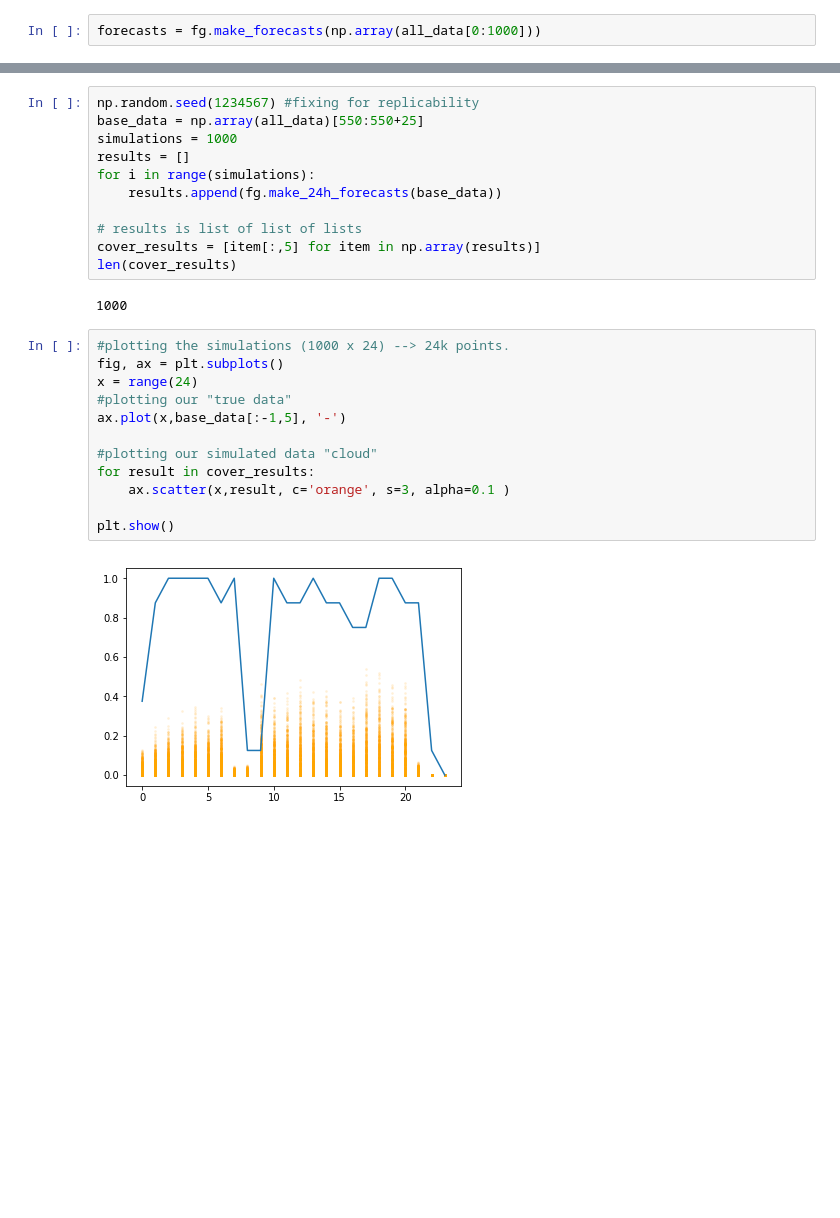
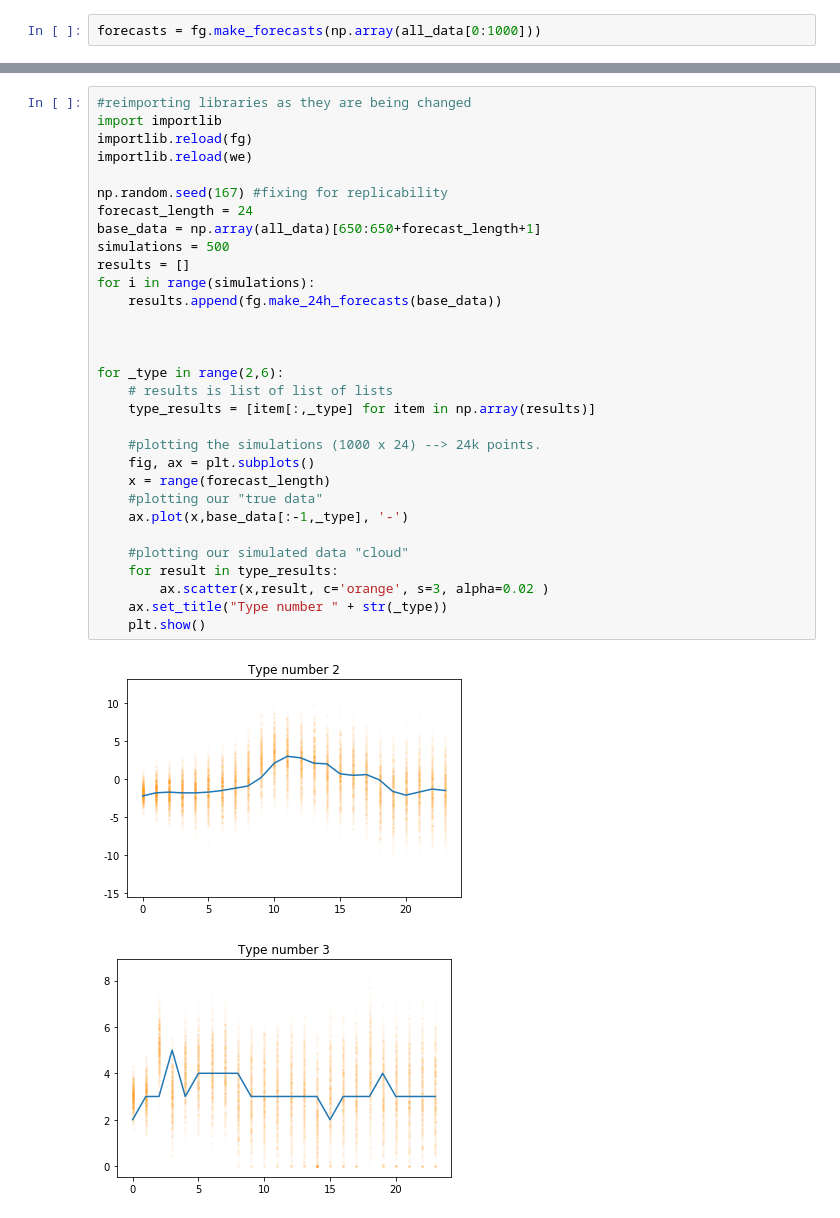
Before and after one commit to vyshor/powertac-container-runtime, a Jupyter notebook: weather/weather_analysis.ipynb, the cells around one changed output, grey strips where cells are left out. Saved outputs shown, nothing was run; the diff lists cells and outputs as text; blank space fills up the shorter version.

```diff
--- a/weather/weather_analysis.ipynb
+++ b/weather/weather_analysis.ipynb
@@ -207,30 +207,37 @@ for i in range(10):
 To verify the forecasts, I can visually use something **like this**
 
 ![img](https://i.imgur.com/OLPY0cS.png)
-# %%
-np.random.seed(1234567) #fixing for replicability
-base_data = np.array(all_data)[550:550+25]
-simulations = 1000
-results = []
-for i in range(simulations):
-    results.append(fg.make_24h_forecasts(base_data))
-
-# results is list of list of lists
-cover_results = [item[:,5] for item in np.array(results)]
-len(cover_results)
-# %% [output]
-1000
 # %%
-#plotting the simulations (1000 x 24) --> 24k points.
-fig, ax = plt.subplots()
-x = range(24)
-#plotting our "true data"
-ax.plot(x,base_data[:-1,5], '-')
+#reimporting libraries as they are being changed
+import importlib
+importlib.reload(fg)
+importlib.reload(we)
 
-#plotting our simulated data "cloud"
-for result in cover_results:
-    ax.scatter(x,result, c='orange', s=3, alpha=0.1 )
+np.random.seed(167) #fixing for replicability
+forecast_length = 24
+base_data = np.array(all_data)[650:650+forecast_length+1]
+simulations = 500
+results = []
+for i in range(simulations):
+    results.append(fg.make_24h_forecasts(base_data))
 
-plt.show()
+
+
+for _type in range(2,6):
+    # results is list of list of lists
+    type_results = [item[:,_type] for item in np.array(results)]
+
+    #plotting the simulations (1000 x 24) --> 24k points.
+    fig, ax = plt.subplots()
+    x = range(forecast_length)
+    #plotting our "true data"
+    ax.plot(x,base_data[:-1,_type], '-')
+
+    #plotting our simulated data "cloud"
+    for result in type_results:
+        ax.scatter(x,result, c='orange', s=3, alpha=0.02 )
+    ax.set_title("Type number " + str(_type))
+    plt.show()
 # %% [output]
-[figure, old version]
+[figure, new version]
+[figure, added]
```
Also changed, not shown: parts of 5 cells of this notebook, 8 other files.
